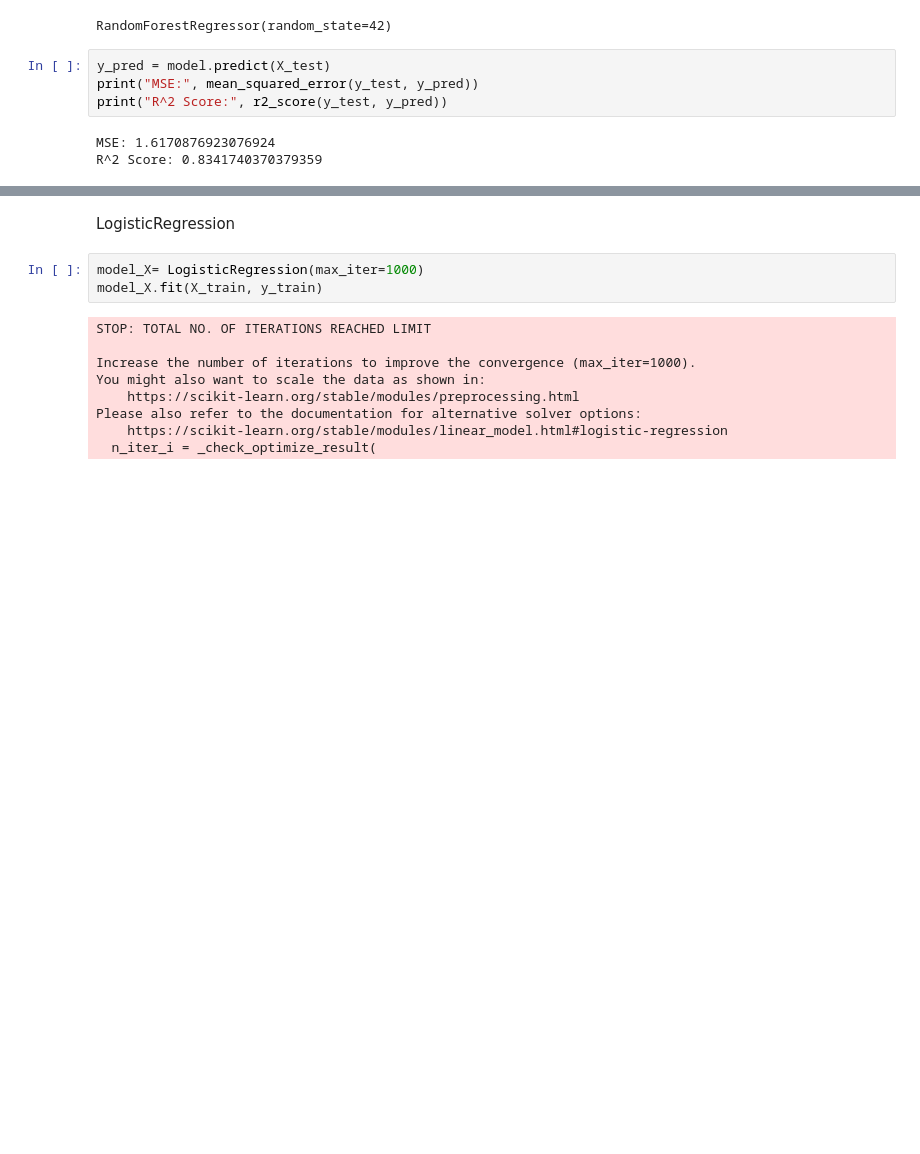
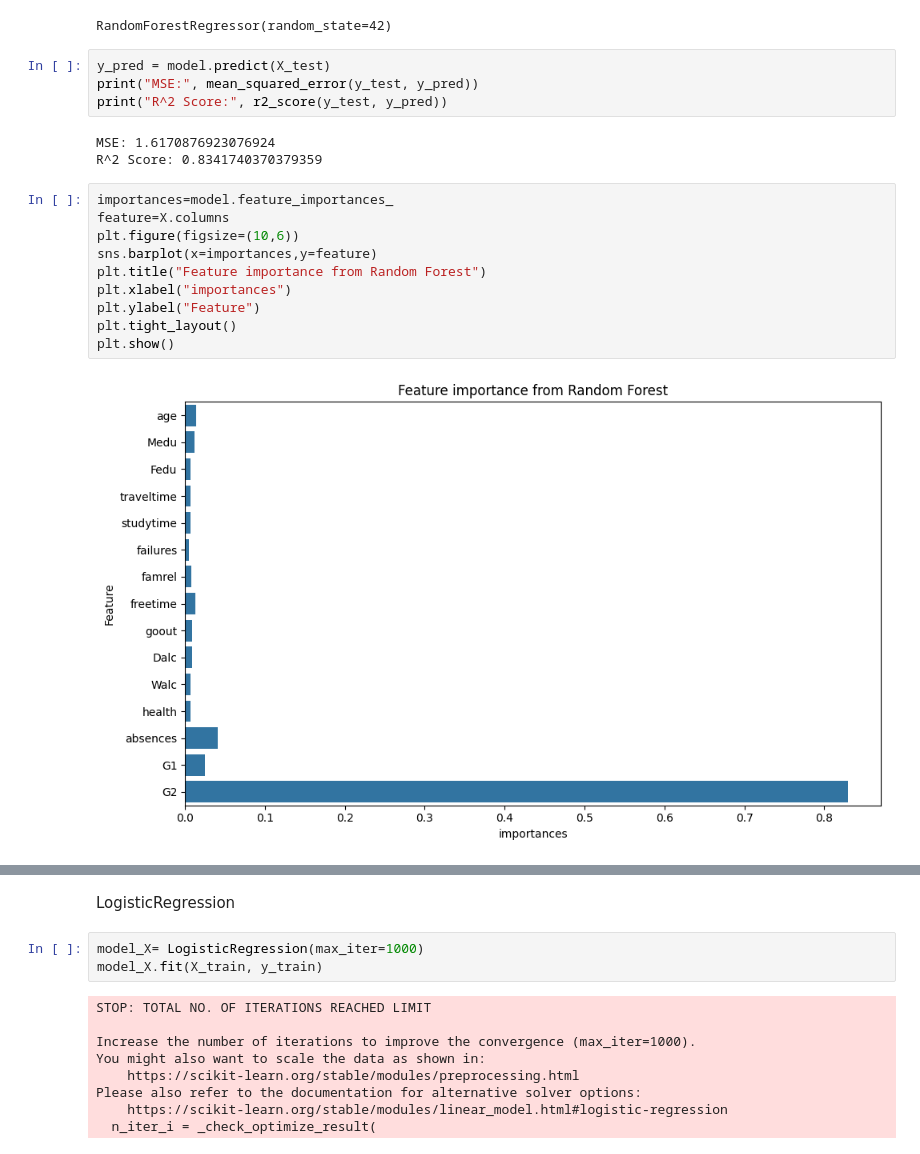
Before and after one commit to Seetharamanrs/Student_performance_analysis, a Jupyter notebook: Eda-analysis/student.ipynb, the cells around one changed output, grey strips where cells are left out. Drawn from its saved outputs; the diff is of its cells as text; blank space fills up the shorter version.

```diff
--- a/Eda-analysis/student.ipynb
+++ b/Eda-analysis/student.ipynb
@@ -208,4 +211,16 @@ print("R^2 Score:", r2_score(y_test, y_pred))
 # %% [output]
 MSE: 1.6170876923076924
 R^2 Score: 0.8341740370379359
+# %%
+importances=model.feature_importances_
+feature=X.columns
+plt.figure(figsize=(10,6))
+sns.barplot(x=importances,y=feature)
+plt.title("Feature importance from Random Forest")
+plt.xlabel("importances")
+plt.ylabel("Feature")
+plt.tight_layout()
+plt.show()
+# %% [output]
+[figure, added]
 # %%
```
Also changed, not shown: parts of 8 cells of this notebook.
